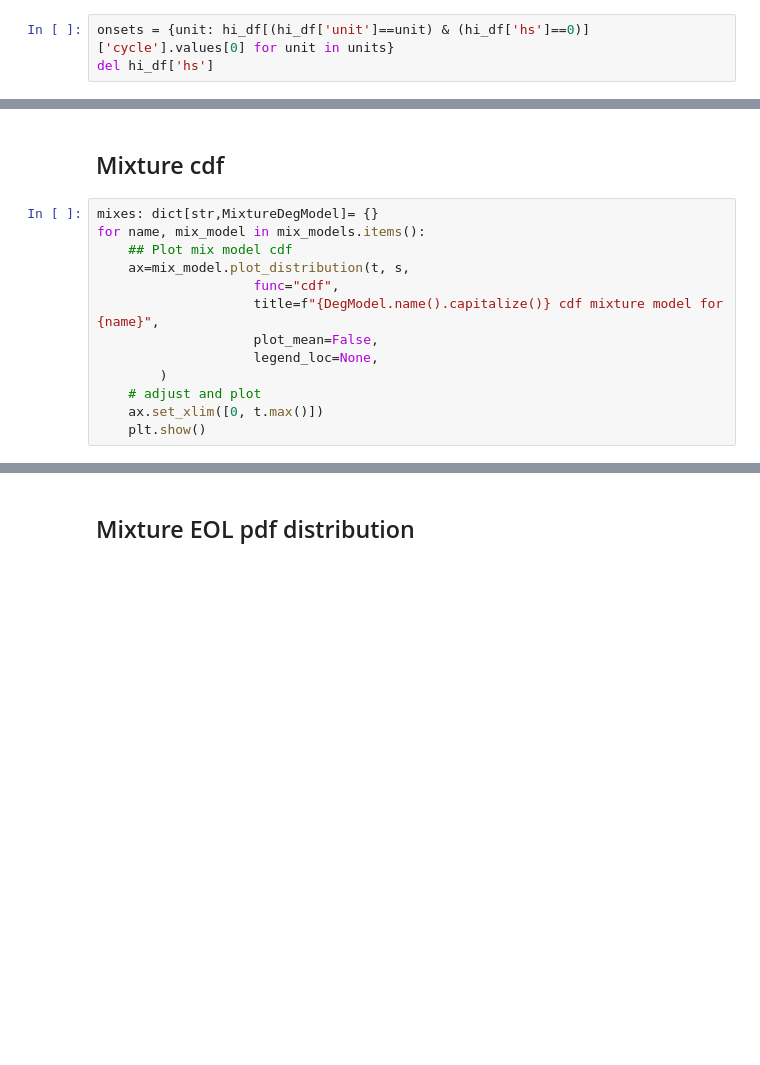
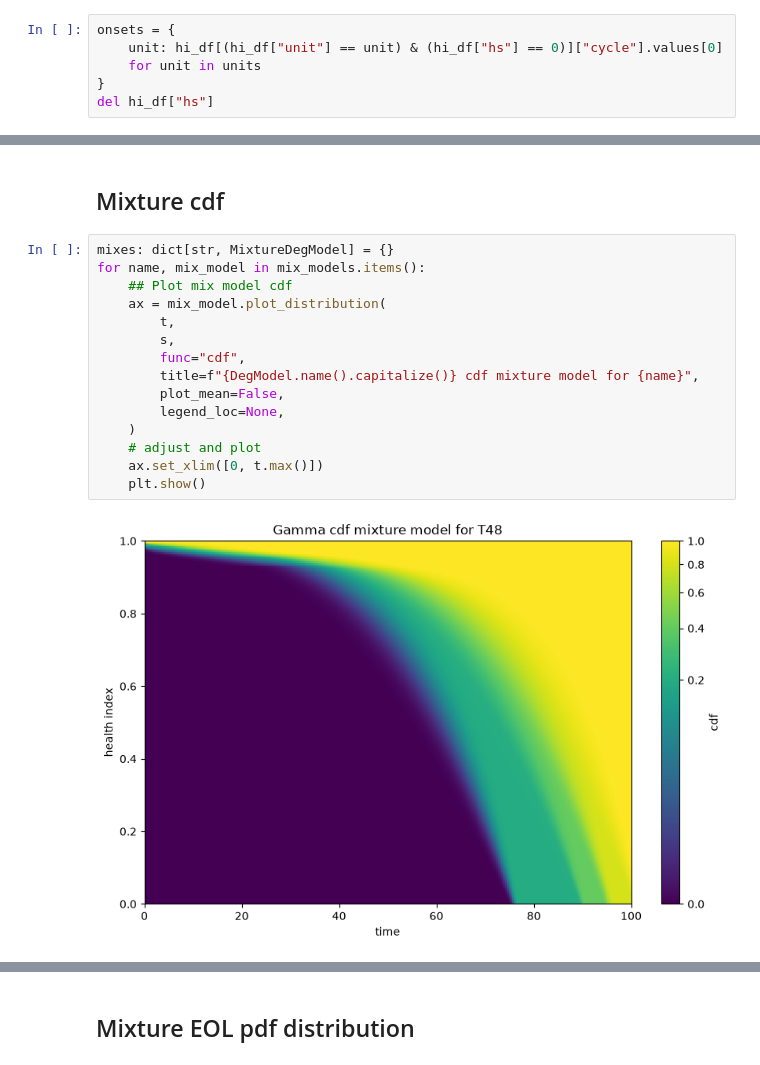
Before and after one commit to 4belito/deep-performance-rul, a Jupyter notebook: 4p-mixture_model_plot.ipynb, the cells around one changed output, grey strips where cells are left out. Drawn from its saved outputs; the diff is of its cells as text; blank space fills up the shorter version.

```diff
--- a/4p-mixture_model_plot.ipynb
+++ b/4p-mixture_model_plot.ipynb
@@ -25,6 +26,9 @@ units
 # %% [markdown]
 ### Extract degradation onset
 # %%
-onsets = {unit: hi_df[(hi_df['unit']==unit) & (hi_df['hs']==0)]['cycle'].values[0] for unit in units}
-del hi_df['hs']
+onsets = {
+    unit: hi_df[(hi_df["unit"] == unit) & (hi_df["hs"] == 0)]["cycle"].values[0]
+    for unit in units
+}
+del hi_df["hs"]
 # %%
@@ -80,15 +103,19 @@ for name, mix_model in mix_models.items():
 # %% [markdown]
 ## Mixture cdf
 # %%
-mixes: dict[str,MixtureDegModel]= {}
+mixes: dict[str, MixtureDegModel] = {}
 for name, mix_model in mix_models.items():
     ## Plot mix model cdf
-    ax=mix_model.plot_distribution(t, s,
-                    func="cdf",
-					title=f"{DegModel.name().capitalize()} cdf mixture model for {name}",
-					plot_mean=False,
-     				legend_loc=None,
-		)
+    ax = mix_model.plot_distribution(
+        t,
+        s,
+        func="cdf",
+        title=f"{DegModel.name().capitalize()} cdf mixture model for {name}",
+        plot_mean=False,
+        legend_loc=None,
+    )
     # adjust and plot
     ax.set_xlim([0, t.max()])
     plt.show()
+# %% [output]
+[figure, added]
```
Also changed, not shown: parts of 10 cells of this notebook, 18 other files.
